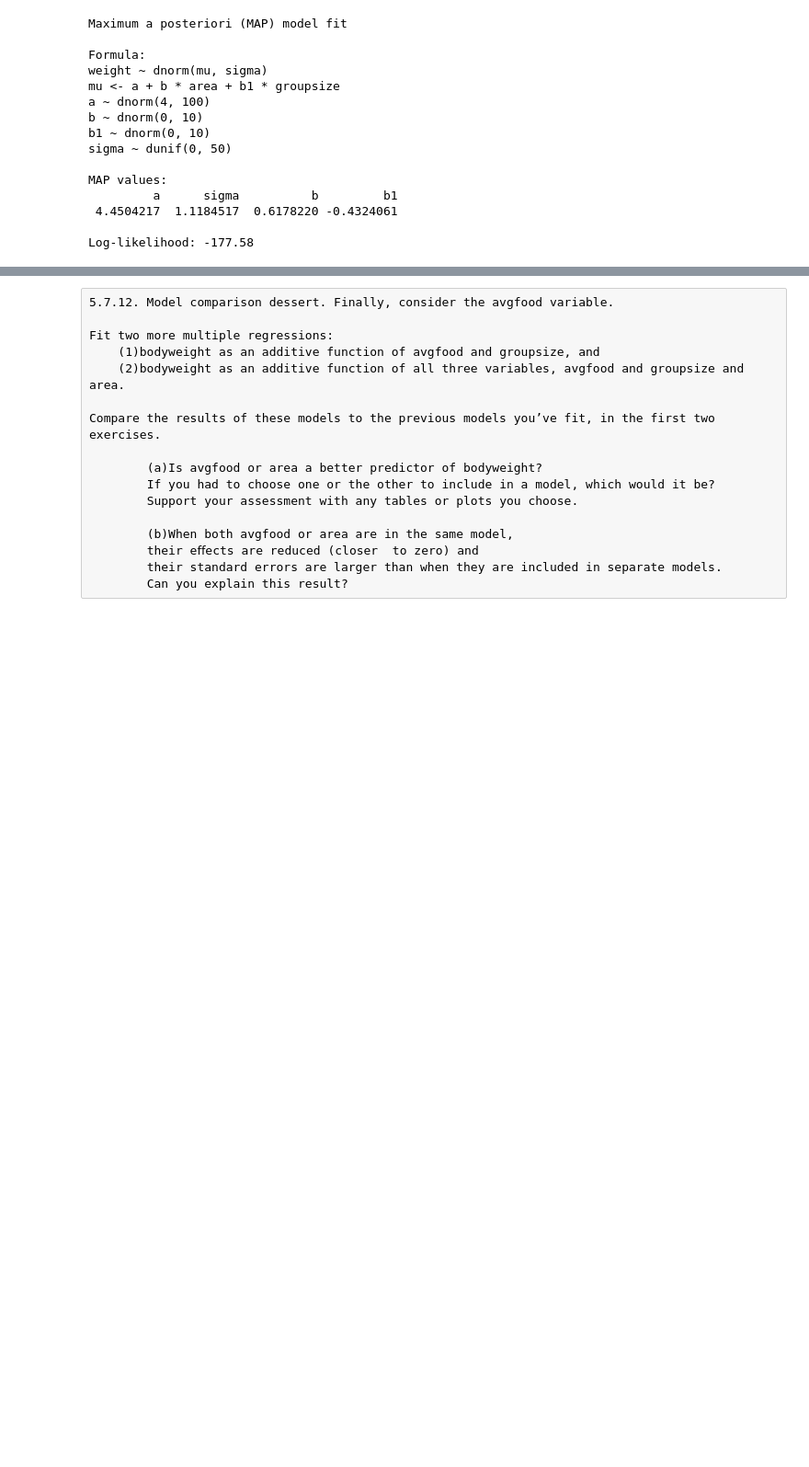
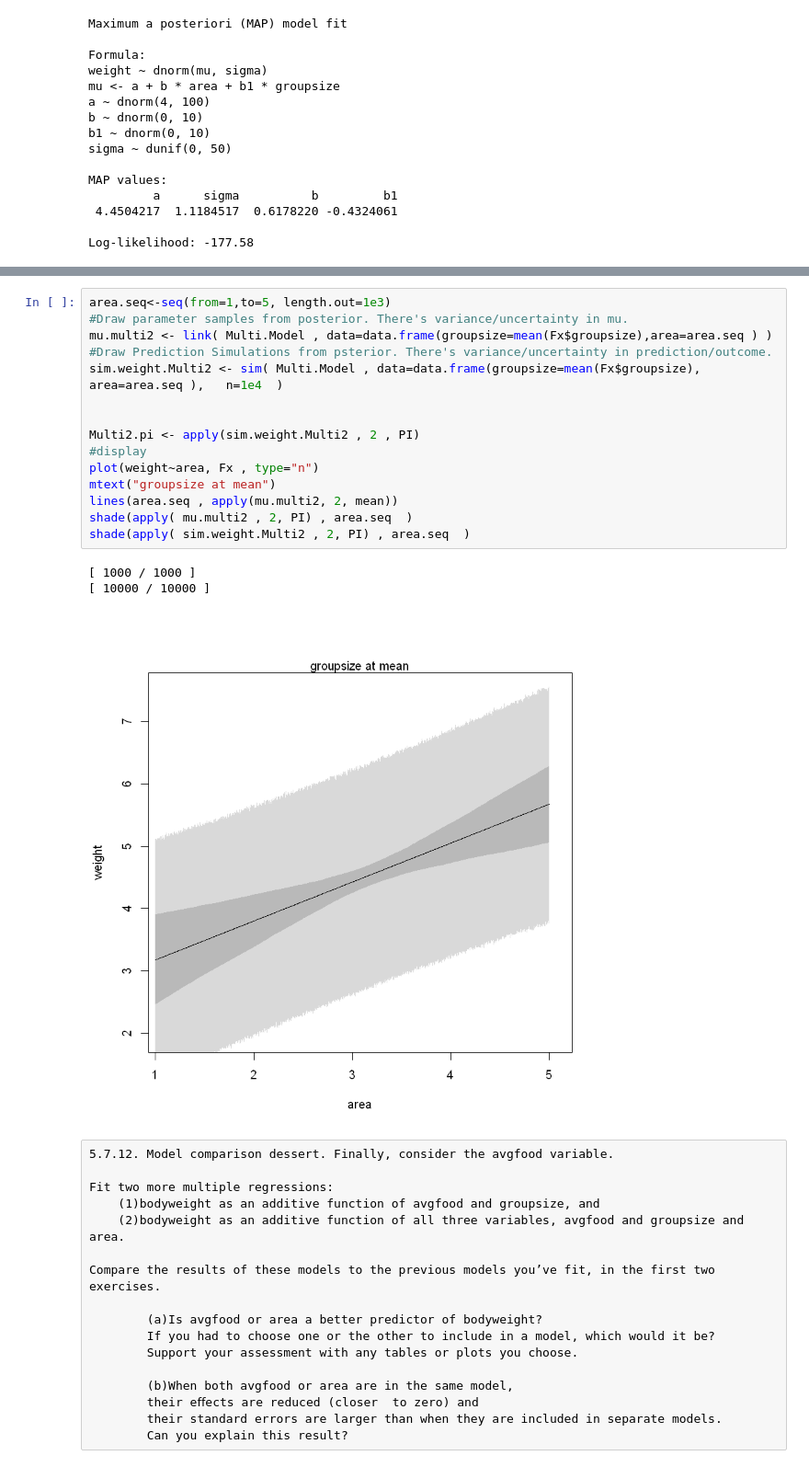
Before and after one commit to hvillamil3/StatisticalRethinkingHW, a Jupyter notebook: Statistical_Rethinking_Homework_Chapter_5.ipynb, the cells around one changed output, grey strips where cells are left out. Shown at 92% size. Cells and saved outputs as stored; diff of their text form; blank space fills up the shorter version.

```diff
--- a/Statistical_Rethinking_Homework_Chapter_5.ipynb
+++ b/Statistical_Rethinking_Homework_Chapter_5.ipynb
@@ -214,3 +217,22 @@ shade(apply( mu1 , 2 , HPDI, prob = 0.9 ),size.seq)
+# %%
+area.seq<-seq(from=1,to=5, length.out=1e3)
+#Draw parameter samples from posterior. There's variance/uncertainty in mu.
+mu.multi2 <- link( Multi.Model , data=data.frame(groupsize=mean(Fx$groupsize),area=area.seq ) )
+#Draw Prediction Simulations from psterior. There's variance/uncertainty in prediction/outcome.
+sim.weight.Multi2 <- sim( Multi.Model , data=data.frame(groupsize=mean(Fx$groupsize), area=area.seq ),   n=1e4  )
+
+
+Multi2.pi <- apply(sim.weight.Multi2 , 2 , PI)
+#display
+plot(weight~area, Fx , type="n")
+mtext("groupsize at mean")
+lines(area.seq , apply(mu.multi2, 2, mean))
+shade(apply( mu.multi2 , 2, PI) , area.seq  )
+shade(apply( sim.weight.Multi2 , 2, PI) , area.seq  )
+# %% [output]
+[ 1000 / 1000 ]
+[ 10000 / 10000 ]
+[figure, added]
 # %% [raw]
 5.7.12. Model comparison dessert. Finally, consider the avgfood variable.
 
```
Also changed, not shown: parts of 9 cells of this notebook.
